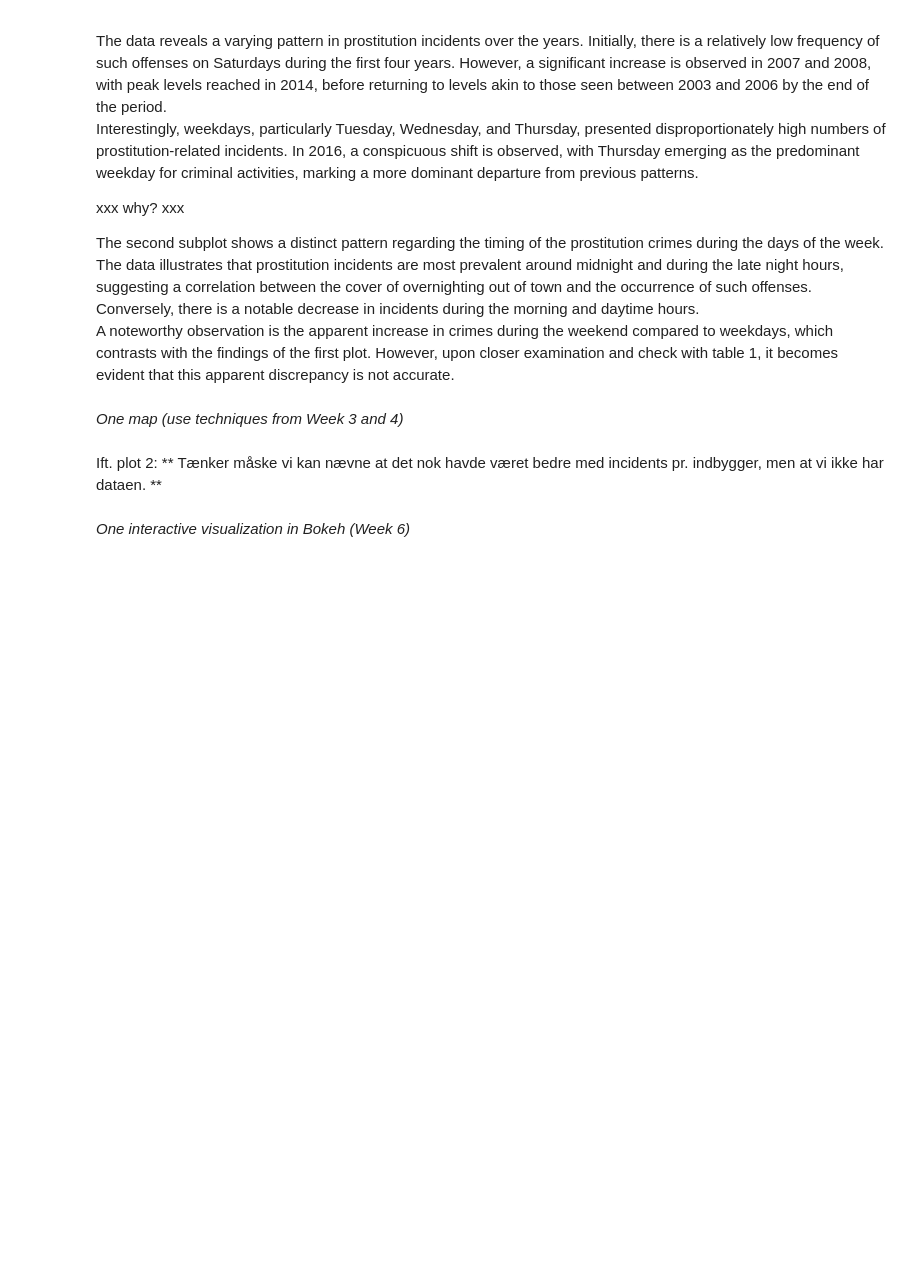
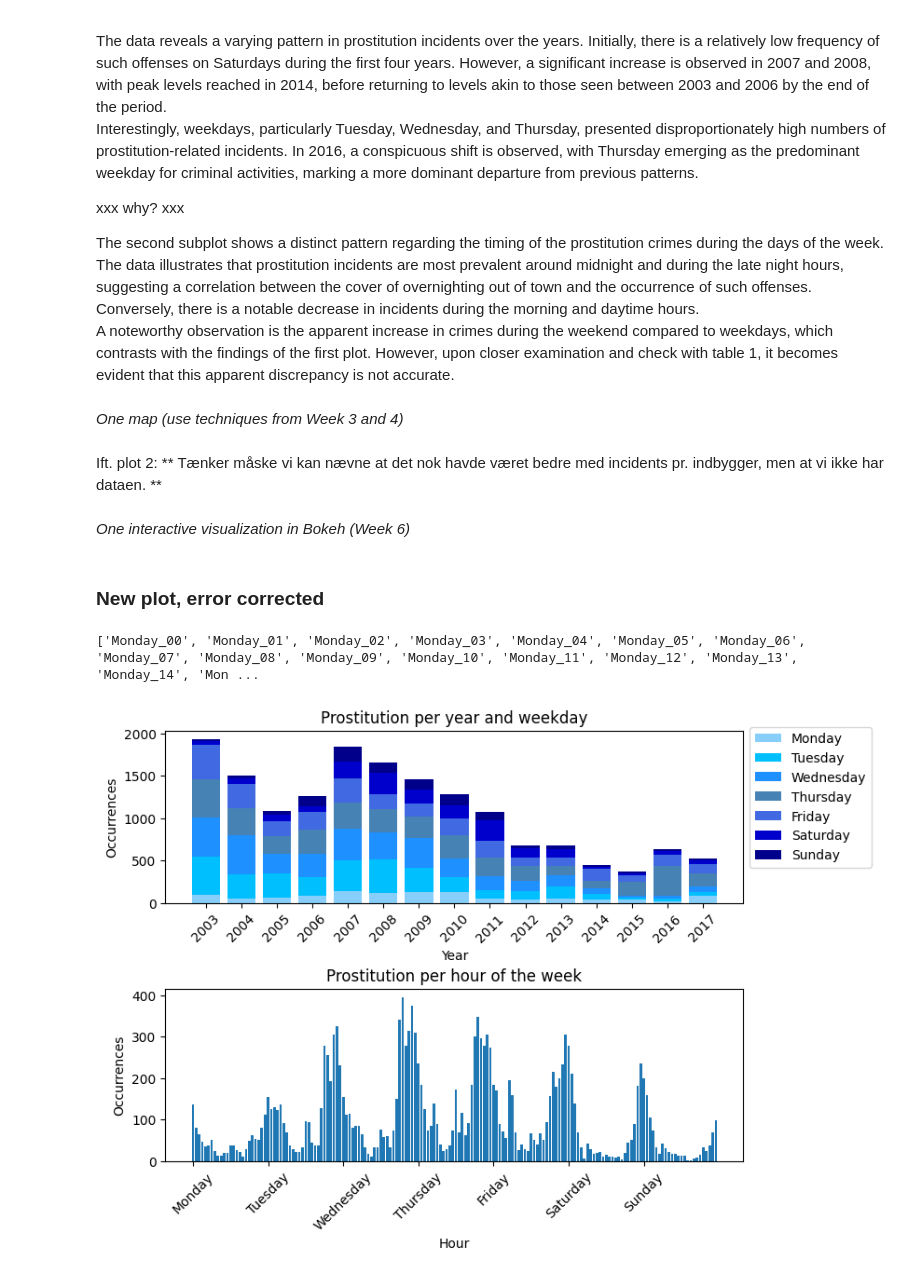
Before and after one commit to jukobo/jukobo.github.io, a Jupyter notebook: A2/Week8.ipynb, the cells around one changed output. Cells and saved outputs as stored; diff of their text form; code cells hidden in the pictures; blank space fills up the shorter version.

Commit message:
Corrected error

```diff
--- a/A2/Week8.ipynb
+++ b/A2/Week8.ipynb
@@ -286,3 +286,73 @@ p.legend.click_policy = "mute"
 
 
 show(p)
+# %% [markdown]
+### New plot, error corrected
+# %%
+import numpy as np
+import matplotlib.pyplot as plt
+
+
+## Amount of focuscrimes per year
+years = focusdf[focusdf['Category'] == crime]['Date'].str.split('/').str[2].value_counts().sort_index()
+
+## Amount of focuscrimes per weekday per year
+weekdays = ['Monday', 'Tuesday', 'Wednesday', 'Thursday', 'Friday', 'Saturday', 'Sunday']
+crime_weekday_list = np.zeros((len(weekdays), len(years)))
+
+for idx, year in enumerate(years.index):
+    crime_weekday = focusdf[(focusdf['Category'] == crime) & (focusdf['Date'].str.split('/').str[2] == year)]['DayOfWeek'].value_counts()
+    crime_weekday = np.array(crime_weekday.reindex(index=weekdays))
+    crime_weekday_list[:, idx] = crime_weekday
+
+## Create a new column with the weekday and hour
+focusdf['Weekday_Hour'] = focusdf['DayOfWeek'] + '_' + focusdf['Time'].str.split(':').str[0]
+
+## Plotting
+fig, ax = plt.subplots(2, 1, figsize=(8, 6))
+fig.subplots_adjust(hspace=0.5)  # Adjust the vertical spacing between subplots
+colors = ['lightskyblue', 'deepskyblue', 'dodgerblue', 'steelblue', 'royalblue', 'mediumblue', 'darkblue']
+
+## Create bar plot
+for i, weekday in enumerate(weekdays):
+    if i == 0:
+        ax[0].bar(years.index, crime_weekday_list[i, :], label=weekday, color=colors[i])
+    else:
+        ax[0].bar(years.index, crime_weekday_list[i, :], bottom=np.sum(crime_weekday_list[:i, :], axis=0), label=weekday, color=colors[i])
+
+ax[0].set_xlabel('Year')
+ax[0].set_ylabel('Occurrences')
+ax[0].set_title('Prostitution per year and weekday')
+ax[0].set_xticklabels(years.index, rotation=45)
+ax[0].legend(loc='upper left', bbox_to_anchor=(1, 1.06))
+
+## Create a hourly week plot
+# Define the order of weekdays
+ordered_weekdays = ['Monday_{}'.format(hour) for hour in range(24)] + \
+                   ['Tuesday_{}'.format(hour) for hour in range(24)] + \
+                   ['Wednesday_{}'.format(hour) for hour in range(24)] + \
+                   ['Thursday_{}'.format(hour) for hour in range(24)] + \
+                   ['Friday_{}'.format(hour) for hour in range(24)] + \
+                   ['Saturday_{}'.format(hour) for hour in range(24)] + \
+                   ['Sunday_{}'.format(hour) for hour in range(24)]
+
+ordered_weekdays = ['{}_{:02d}'.format(weekday, hour) for weekday in weekdays for hour in range(24)]
+print(ordered_weekdays)
+
+hour_of_week = focusdf[focusdf['Category'] == crime]['Weekday_Hour'].value_counts().reindex(ordered_weekdays)
+
+ax[1].bar(hour_of_week.index, hour_of_week)
+ax[1].set_title('Prostitution per hour of the week')
+ax[1].set_ylabel('Occurrences')
+ax[1].set_xlabel('Hour')
+ax[1].set_xticks(np.arange(0, len(hour_of_week.index), 24))
+ax[1].set_xticklabels(weekdays, rotation=45)
+
+# Show the plot
+plt.show()
+
+## Save the plot
+fig.savefig('plot1_ny.png', dpi=300, bbox_inches = "tight")
+# %% [output]
+['Monday_00', 'Monday_01', 'Monday_02', 'Monday_03', 'Monday_04', 'Monday_05', 'Monday_06', 'Monday_07', 'Monday_08', 'Monday_09', 'Monday_10', 'Monday_11', 'Monday_12', 'Monday_13', 'Monday_14', 'Mon ...
+[figure, added]
```
Also changed, not shown: 1 other file.
